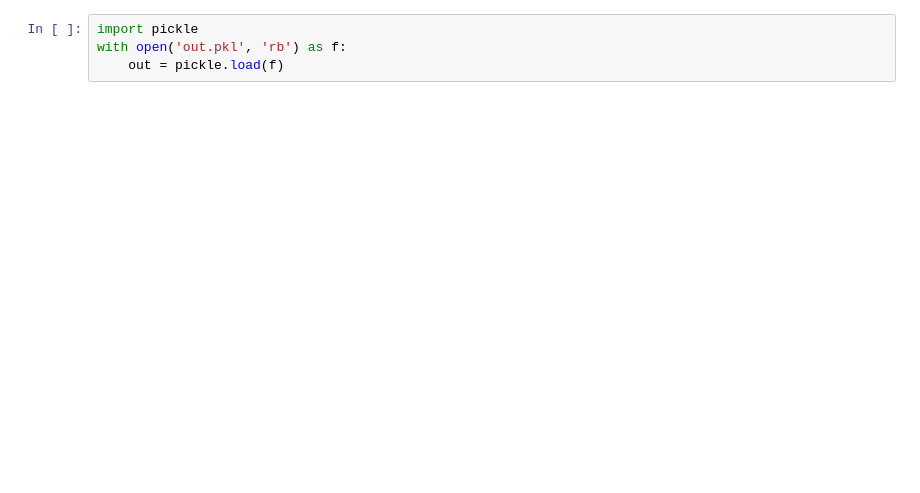
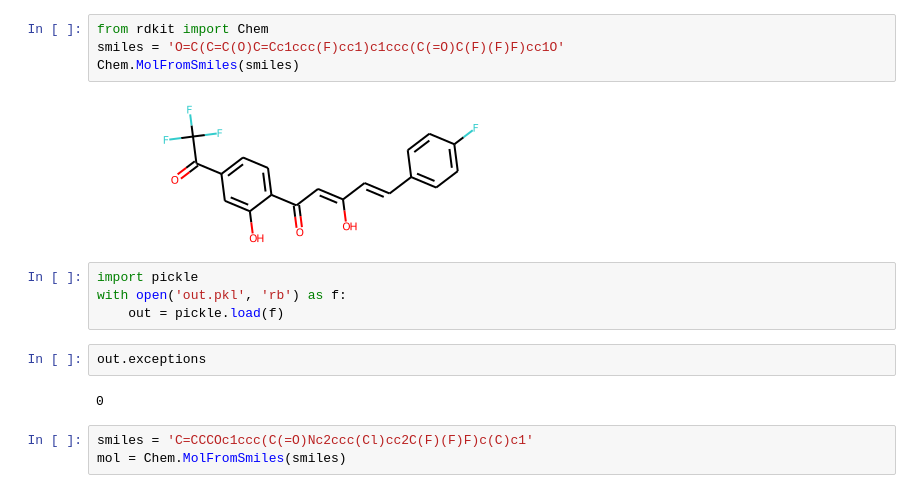
Before and after one commit to ale94mleon/moldrug, a Jupyter notebook: v.ipynb, the cells around one changed output. Drawn from its saved outputs; the diff is of its cells as text; blank space fills up the shorter version.

```diff
--- a/v.ipynb
+++ b/v.ipynb
@@ -7,4 +7,17 @@ Chem.MolFromSmiles(smiles)
+# %%
+from rdkit import Chem
+smiles = 'O=C(C=C(O)C=Cc1ccc(F)cc1)c1ccc(C(=O)C(F)(F)F)cc1O'
+Chem.MolFromSmiles(smiles)
+# %% [output]
+[figure, added]
 # %%
 import pickle
 with open('out.pkl', 'rb') as f:
     out = pickle.load(f)
+# %%
+out.exceptions
+# %% [output]
+0
+# %%
+smiles = 'C=CCCOc1ccc(C(=O)Nc2ccc(Cl)cc2C(F)(F)F)c(C)c1'
+mol = Chem.MolFromSmiles(smiles)
```
Also changed, not shown: parts of 3 cells of this notebook, 2 other files.
